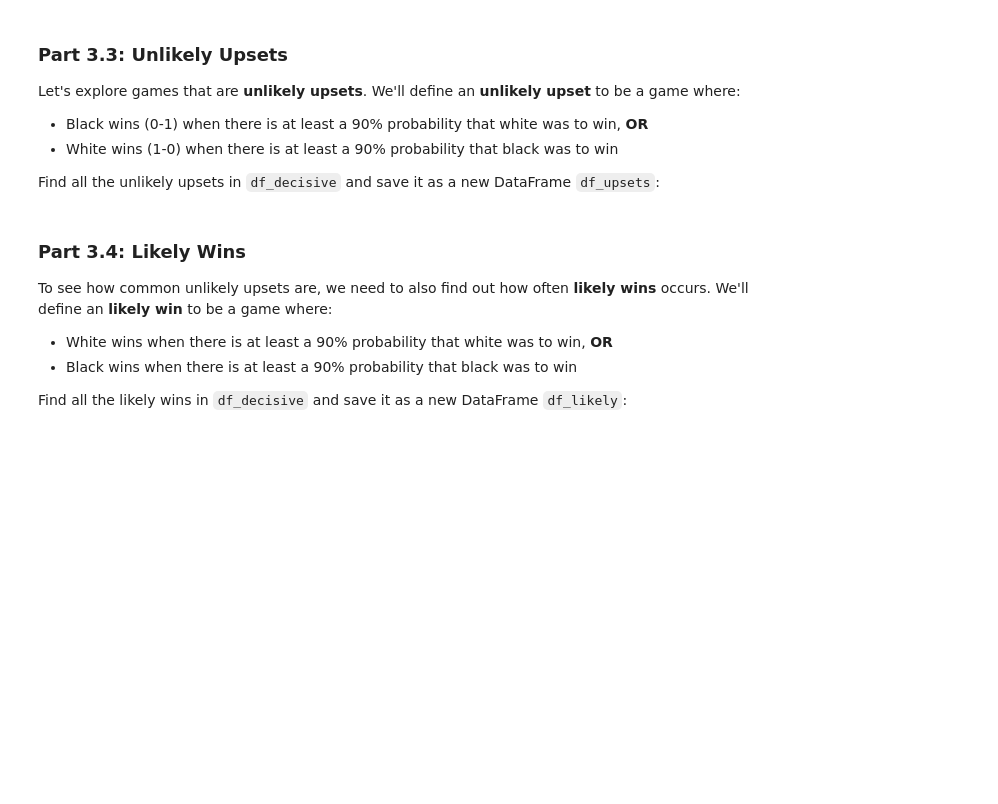
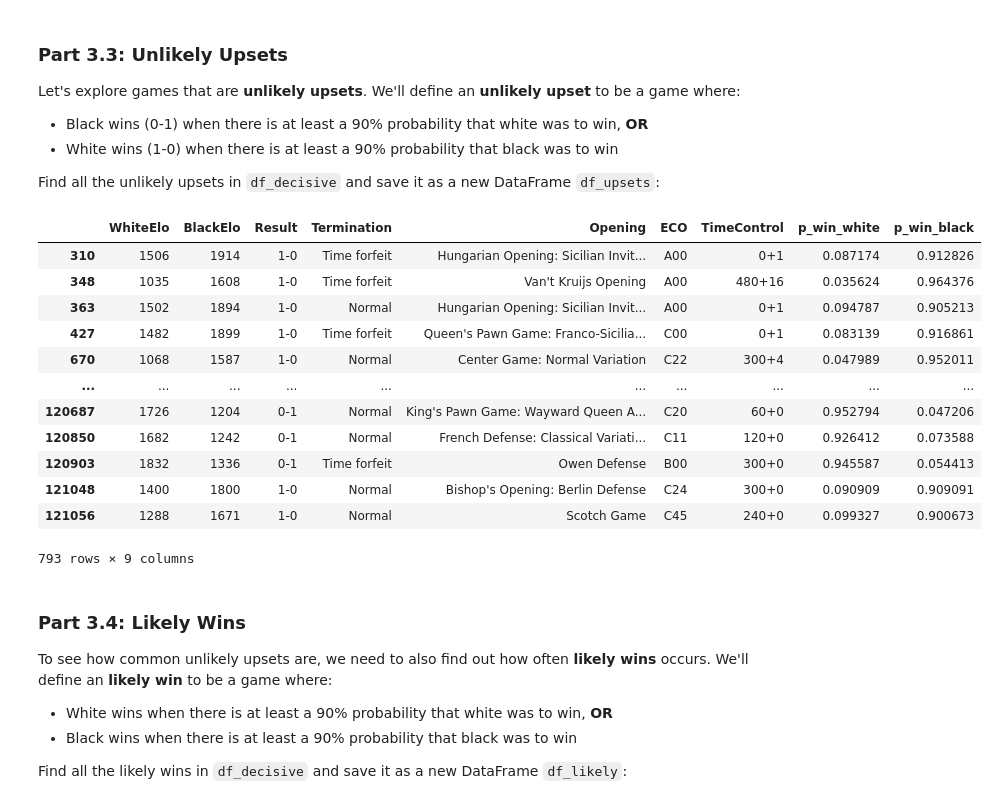
Before and after one commit to srivanik8/beginner_projects, a Jupyter notebook: microproject-10-chess-and-the-elo-system/microproject-10-chess-and-the-elo-system.ipynb, the cells around one changed output. Cells and saved outputs as stored; diff of their text form; code cells hidden in the pictures; blank space fills up the shorter version.

```diff
--- a/microproject-10-chess-and-the-elo-system/microproject-10-chess-and-the-elo-system.ipynb
+++ b/microproject-10-chess-and-the-elo-system/microproject-10-chess-and-the-elo-system.ipynb
@@ -321,3 +419,22 @@ df_upsets
+# %%
+df_upsets = df_decisive[
+    ( (df_decisive['Result'] == '0-1') & (df_decisive['p_win_white'] >=0.9)) |
+                            ((df_decisive['Result'] == '1-0') & (df_decisive['p_win_white'] <=0.1))]
+df_upsets
+# %% [output]
+|  | WhiteElo | BlackElo | Result | Termination | Opening | ECO | TimeControl | p_win_white | p_win_black |
+| 310 | 1506 | 1914 | 1-0 | Time forfeit | Hungarian Opening: Sicilian Invit... | A00 | 0+1 | 0.087174 | 0.912826 |
+| 348 | 1035 | 1608 | 1-0 | Time forfeit | Van't Kruijs Opening | A00 | 480+16 | 0.035624 | 0.964376 |
+| 363 | 1502 | 1894 | 1-0 | Normal | Hungarian Opening: Sicilian Invit... | A00 | 0+1 | 0.094787 | 0.905213 |
+| 427 | 1482 | 1899 | 1-0 | Time forfeit | Queen's Pawn Game: Franco-Sicilia... | C00 | 0+1 | 0.083139 | 0.916861 |
+| 670 | 1068 | 1587 | 1-0 | Normal | Center Game: Normal Variation | C22 | 300+4 | 0.047989 | 0.952011 |
+| ... | ... | ... | ... | ... | ... | ... | ... | ... | ... |
+| 120687 | 1726 | 1204 | 0-1 | Normal | King's Pawn Game: Wayward Queen A... | C20 | 60+0 | 0.952794 | 0.047206 |
+| 120850 | 1682 | 1242 | 0-1 | Normal | French Defense: Classical Variati... | C11 | 120+0 | 0.926412 | 0.073588 |
+| 120903 | 1832 | 1336 | 0-1 | Time forfeit | Owen Defense | B00 | 300+0 | 0.945587 | 0.054413 |
+| 121048 | 1400 | 1800 | 1-0 | Normal | Bishop's Opening: Berlin Defense | C24 | 300+0 | 0.090909 | 0.909091 |
+| 121056 | 1288 | 1671 | 1-0 | Normal | Scotch Game | C45 | 240+0 | 0.099327 | 0.900673 |
+793 rows × 9 columns
 # %% [markdown]
 ### Part 3.4: Likely Wins
 
```
Also changed, not shown: parts of 22 cells of this notebook.
